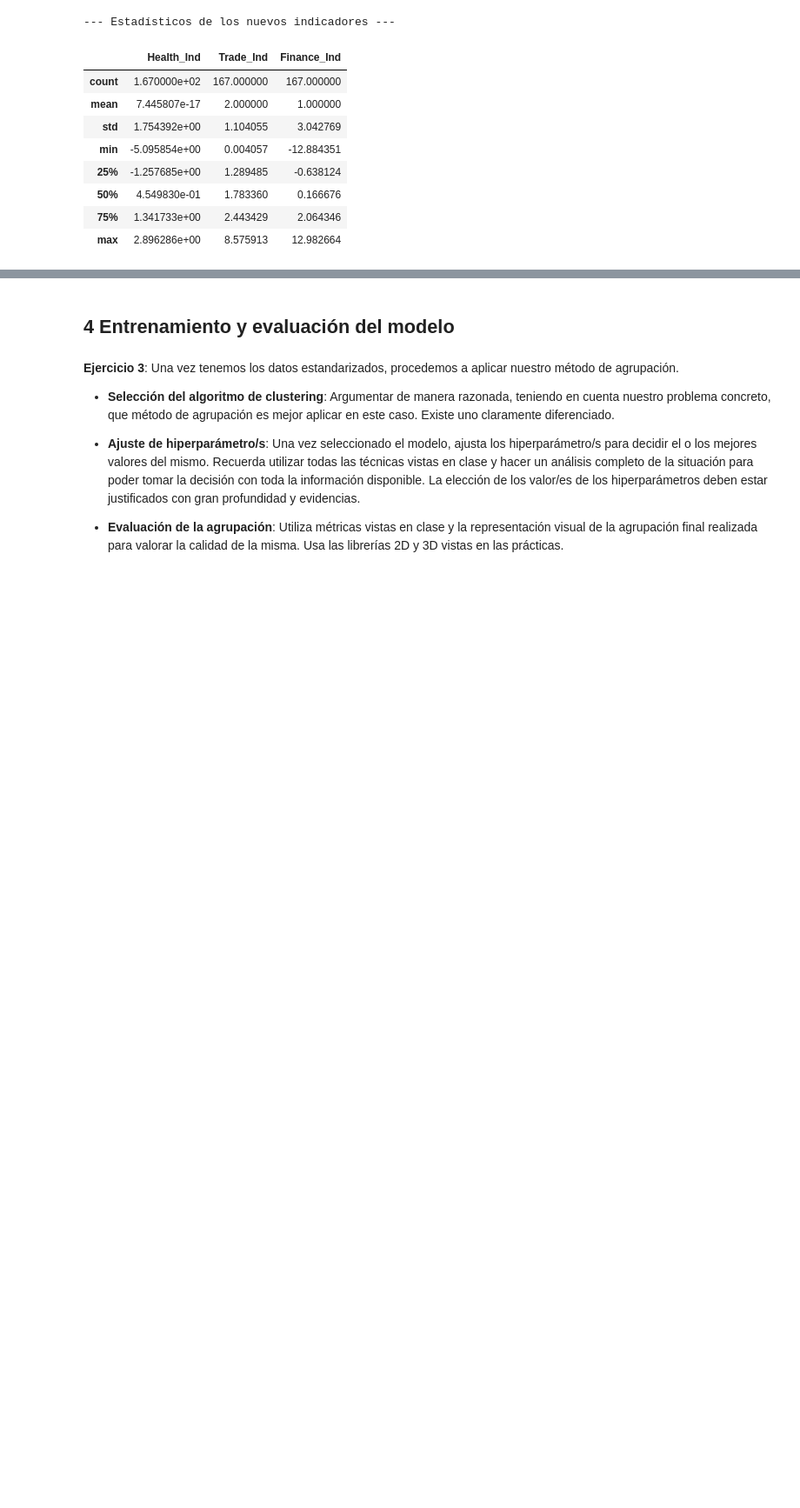
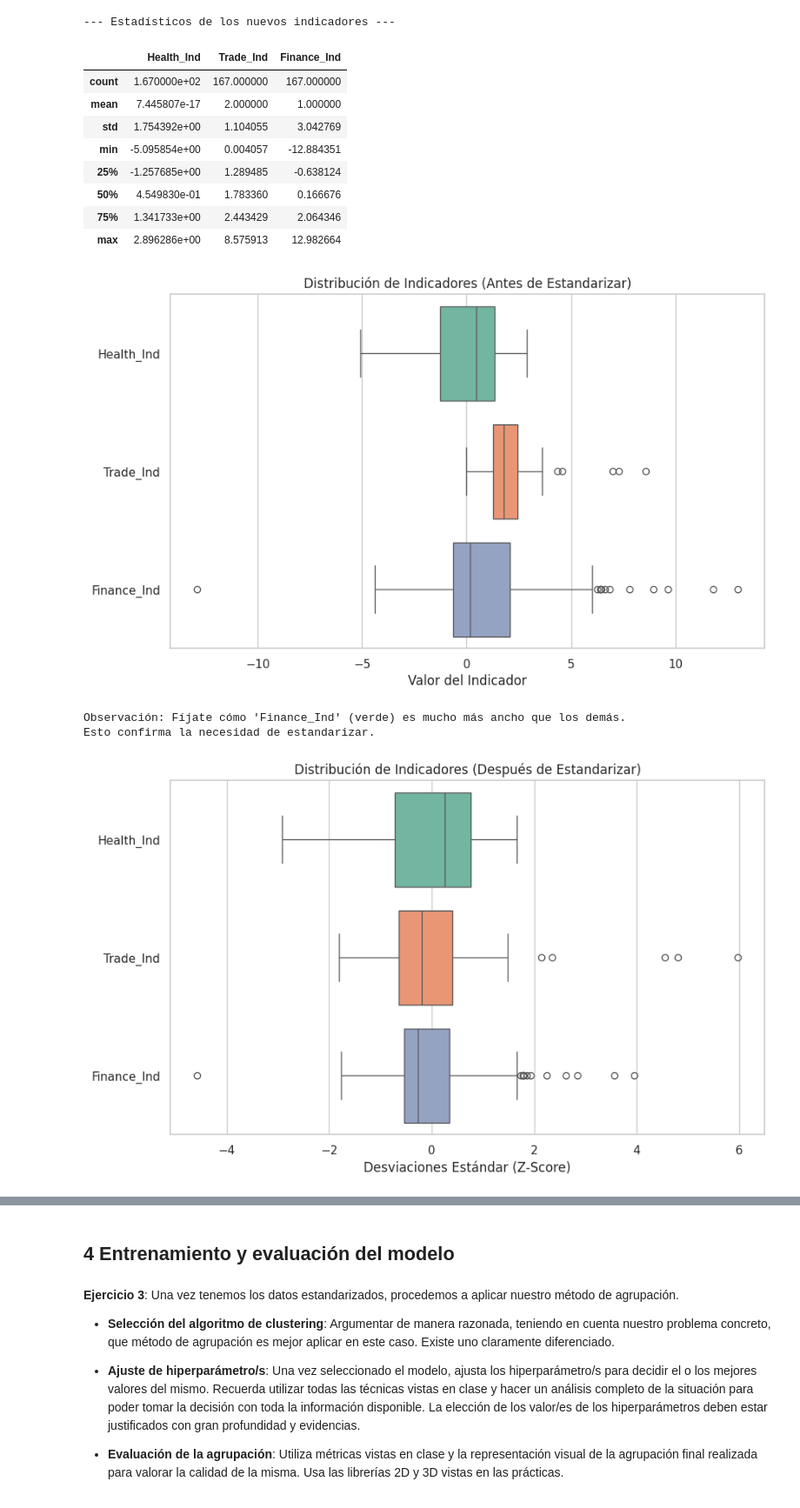
Before and after one commit to adrianizmi/Clasificaciones_Feedback2, a Jupyter notebook: Feedback_Clustering_Adrián_Izquierdo.ipynb, the cells around one changed output, grey strips where cells are left out. Shown: that part at 87% size. Cells and saved outputs as stored; diff of their text form; code cells hidden in the pictures; blank space fills up the shorter version.

```diff
--- a/Feedback_Clustering_Adrián_Izquierdo.ipynb
+++ b/Feedback_Clustering_Adrián_Izquierdo.ipynb
@@ -315,3 +316,42 @@ display(df_model.describe())
 | 50% | 4.549830e-01 | 1.783360 | 0.166676 |
 | 75% | 1.341733e+00 | 2.443429 | 2.064346 |
 | max | 2.896286e+00 | 8.575913 | 12.982664 |
+# %%
+# A continuación vamos a realizar un escalado para tener todos los datos a la misma escala y evitar que quellos valores atípicos, puedan reducir la efectividad de nuestros modelos.
+# Primero vamos a realizar una primera visualización antes de escalar para después poder comparar y comprobar la diferencia
+plt.figure(figsize=(10, 6))
+sns.boxplot(data=df_model, orient="h", palette="Set2")
+plt.title("Distribución de Indicadores (Antes de Estandarizar)")
+plt.xlabel("Valor del Indicador")
+plt.show()
+
+print("Observación: Fíjate cómo 'Finance_Ind' (verde) es mucho más ancho que los demás.")
+print("Esto confirma la necesidad de estandarizar.\n")
+
+# Aplicamos la estandarización donde conseguiremos:
+# Media = 0
+# Desviación estandar = 1
+scaler = StandardScaler() # Al tratarse de un objeto debemos sentenciarlo primero
+
+# El scaler nos devuelve un array de numpy, así que lo volvemos a convertir a DataFrame
+# para no perder los nombres de columnas ni el índice (países)
+df_scaled_array = scaler.fit_transform(df_model)
+df_scaled = pd.DataFrame(df_scaled_array, columns=df_model.columns, index=df_model.index)
+
+# 3. Visualización DESPUÉS de escalar
+plt.figure(figsize=(10, 6))
+sns.boxplot(data=df_scaled, orient="h", palette="Set2")
+plt.title("Distribución de Indicadores (Después de Estandarizar)")
+plt.xlabel("Desviaciones Estándar (Z-Score)")
+plt.show()
+
+print(df_scaled)
+
+# Verificación de que ahora están en la misma escala
+print("--- Estadísticos tras la Estandarización ---")
+display(df_scaled.describe().round(2))
+# %% [output]
+[figure, added]
+Observación: Fíjate cómo 'Finance_Ind' (verde) es mucho más ancho que los demás.
+Esto confirma la necesidad de estandarizar.
+[figure, added]
```
Also changed, not shown: parts of 14 cells of this notebook.
